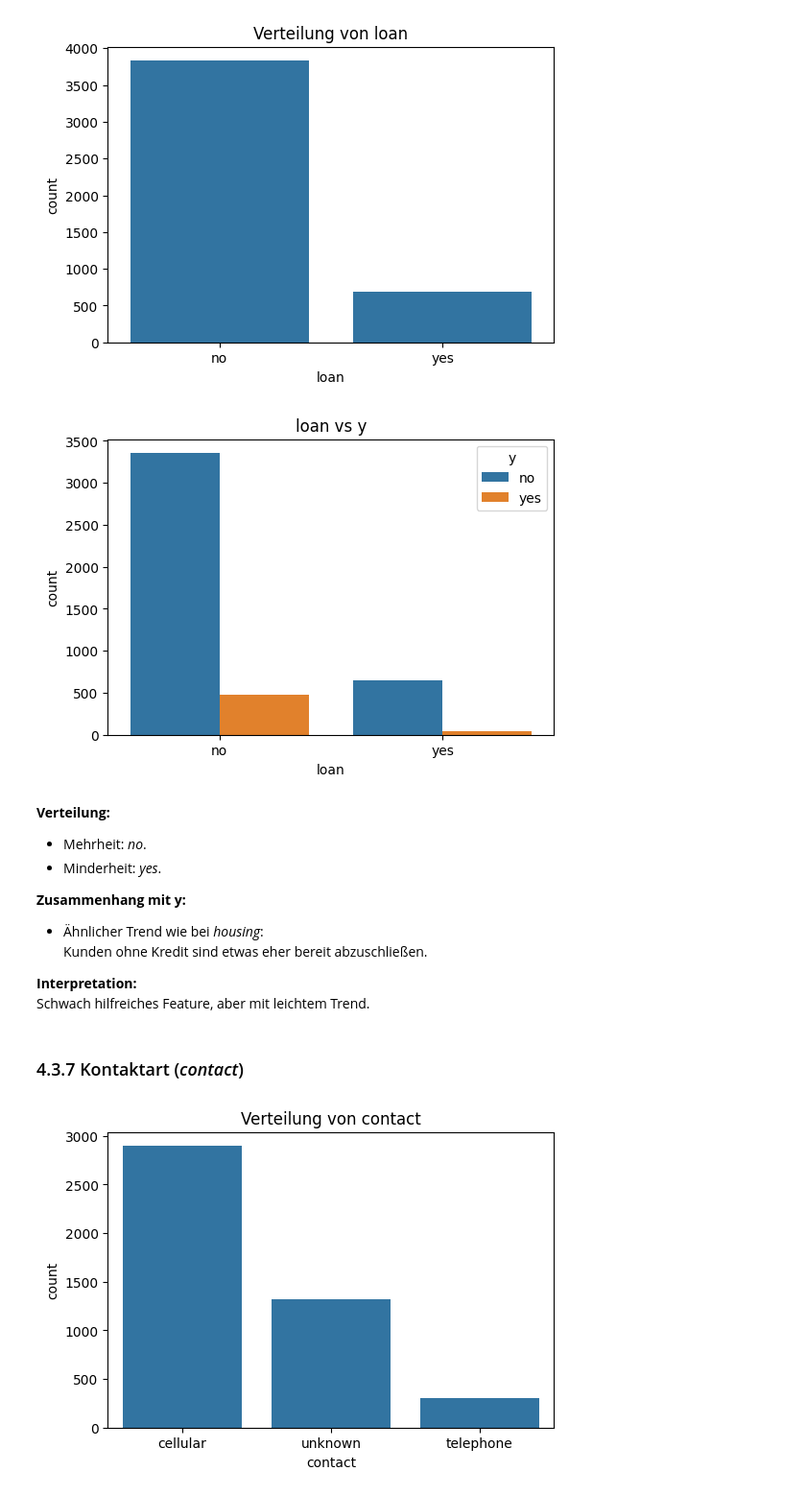
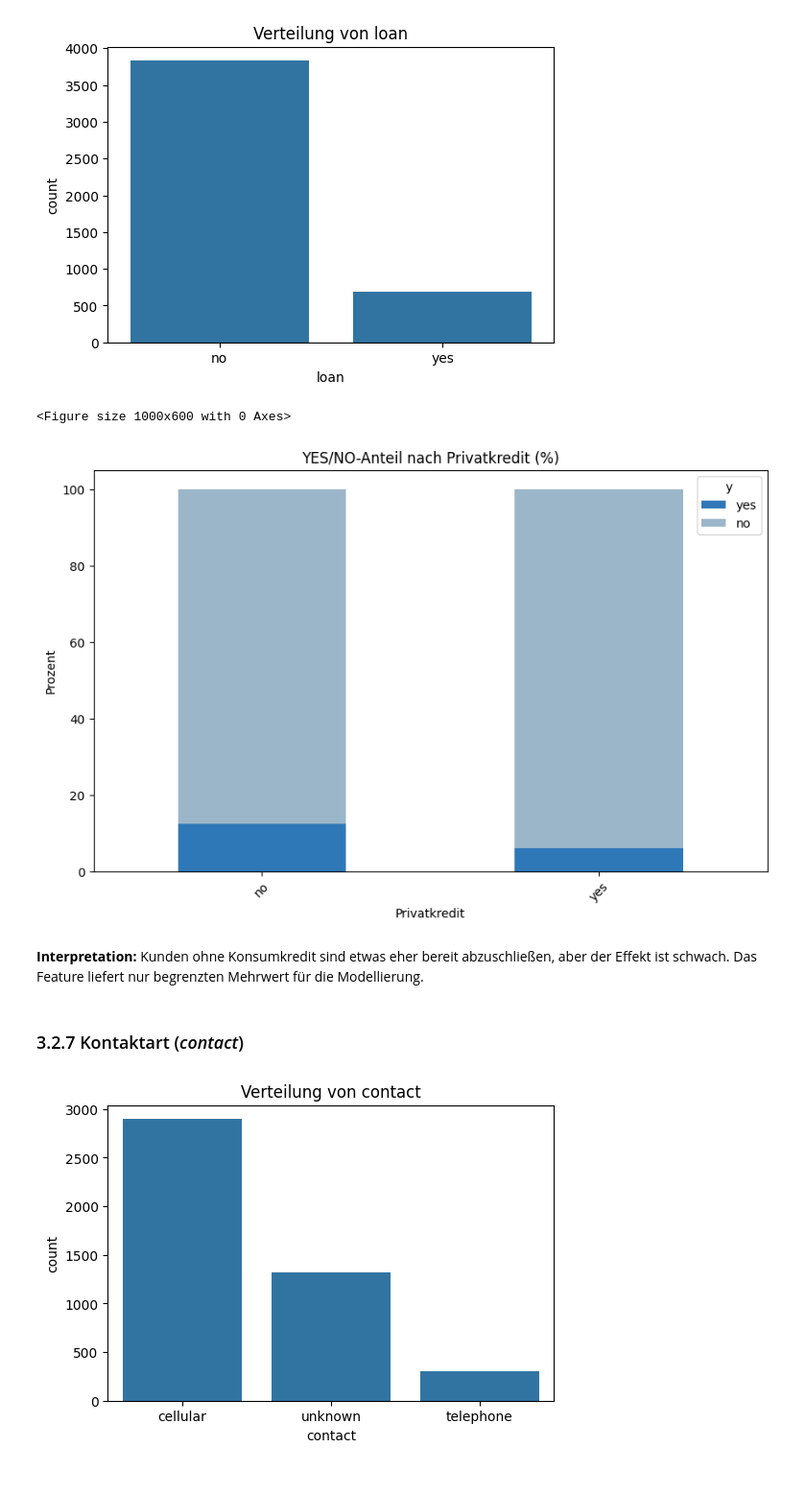
Before and after one commit to liviacy/bank-marketing-assignment, a Jupyter notebook: bank_marketing_eda.ipynb, the cells around one changed output. Shown at 96% size. Cells and saved outputs as stored; diff of their text form; code cells hidden in the pictures.

```diff
--- a/bank_marketing_eda.ipynb
+++ b/bank_marketing_eda.ipynb
@@ -464,26 +387,30 @@ plt.show()
 # %% [output]
 [figure]
 # %%
-plt.figure(figsize=(6,4))
-sns.countplot(data=df, x="loan", hue="y",
-              order=df["loan"].value_counts().index)
-plt.title("loan vs y")
+crosstab_job = pd.crosstab(df["loan"], df["y"], normalize="index") * 100
+crosstab_job = crosstab_job[["yes", "no"]]
+plt.figure(figsize=(10,6))
+colors = ["#2f78b7", "#9cb6c9"]
+crosstab_job.plot(
+    kind="bar",
+    stacked=True,
+    figsize=(10,6),
+    color=colors
+)
+plt.title("YES/NO-Anteil nach Privatkredit (%)")
+plt.ylabel("Prozent")
+plt.xlabel("Privatkredit")
+plt.xticks(rotation=45)
+plt.legend(title="y")
 plt.show()
 # %% [output]
+<Figure size 1000x600 with 0 Axes>
-[figure, old version]
+[figure, new version]
 # %% [markdown]
-**Verteilung:**
-- Mehrheit: *no*.
-- Minderheit: *yes*.
-
-**Zusammenhang mit y:**
-- Ähnlicher Trend wie bei *housing*:
-  Kunden ohne Kredit sind etwas eher bereit abzuschließen.
-
 **Interpretation:**
-Schwach hilfreiches Feature, aber mit leichtem Trend.
+Kunden ohne Konsumkredit sind etwas eher bereit abzuschließen, aber der Effekt ist schwach. Das Feature liefert nur begrenzten Mehrwert für die Modellierung.
 # %% [markdown]
-### 4.3.7 Kontaktart (*contact*)
+### 3.2.7 Kontaktart (*contact*)
 # %%
 plt.figure(figsize=(6,4))
 sns.countplot(data=df, x="contact", order=df["contact"].value_counts().index)
```
Also changed, not shown: parts of 74 cells of this notebook.
